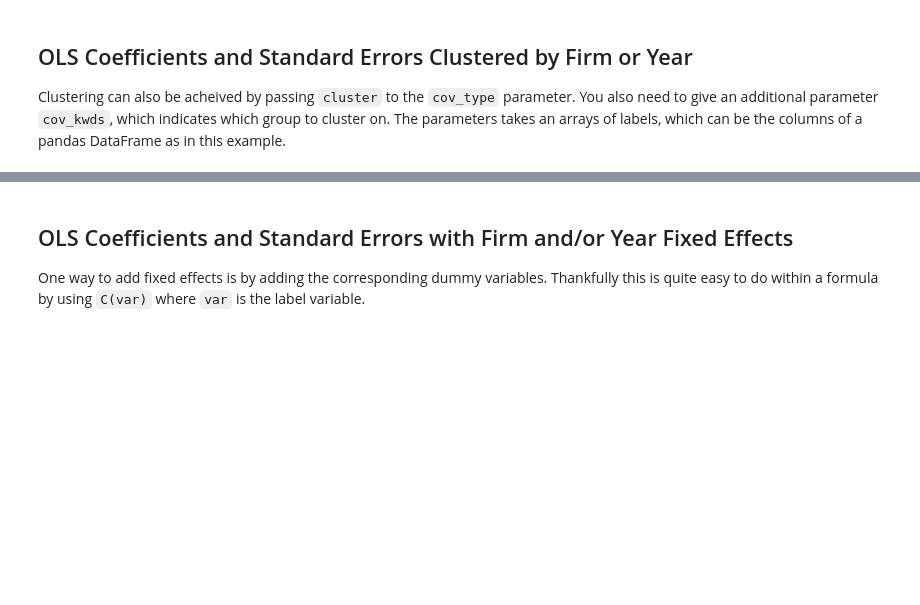
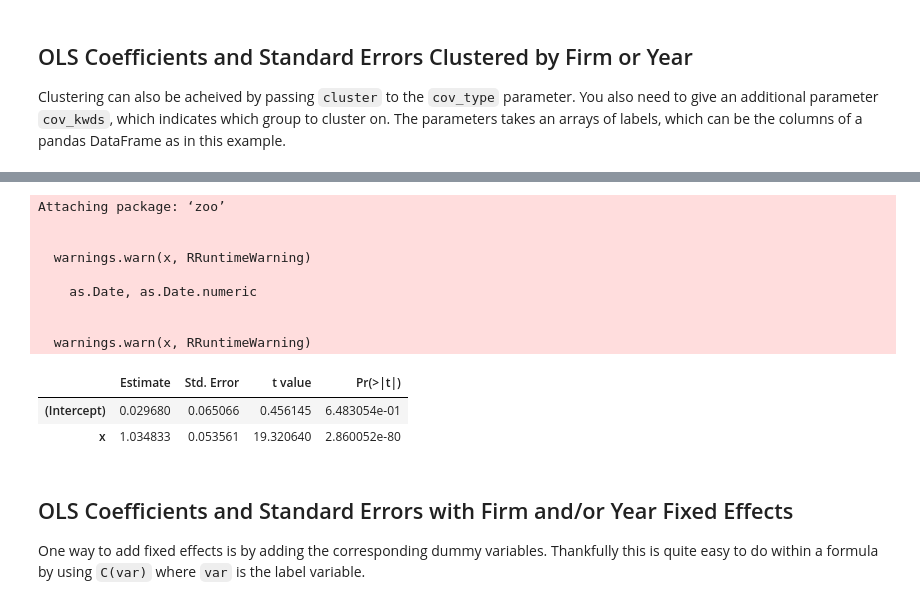
Before and after one commit to vgreg/python-se, a Jupyter notebook: Standard errors in Python.ipynb, the cells around one changed output, grey strips where cells are left out. Saved outputs shown, nothing was run; the diff lists cells and outputs as text; code cells hidden in the pictures; blank space fills up the shorter version.

Commit message:
Added multi-cluster workaround
Added multiway clustering workaround using R.

```diff
--- a/Standard errors in Python.ipynb
+++ b/Standard errors in Python.ipynb
@@ -165,3 +187,50 @@ As far as I know, there is no built-in function for two-way clustering in Python
+# %%
+# model is a string (R-style regression model)
+# clusters is a list a strings
+# returns a pandas DataFrame
+def multiway_cluster(df, model, clusters):
+    rdf = pandas2ri.py2ri(df)
+    ro.globalenv['rdf'] = rdf
+
+    clusters_grp = ' + '.join(['rdf$' + x for x in clusters])
+    reg_command = 'reg <- lm(' + model + ', data = rdf)\n'
+    vcov_command = 'reg$vcov <- cluster.vcov(reg, ~ ' + clusters_grp + ')\n'
+    libraries = '''
+library(zoo)
+library(multiwayvcov)
+library(lmtest)
+'''
+    output = '''
+result <- coeftest(reg, reg$vcov)
+regnames <- attributes(result)$dimnames[[1]]
+colnames <- attributes(result)$dimnames[[2]]
+'''
+
+    command = libraries + reg_command + vcov_command + output
+    ro.r(command)
+
+    res = pd.DataFrame(ro.r('result'))
+    res.columns = ro.r('colnames')
+    res.index = ro.r('regnames')
+
+    return res
+# %%
+multiway_cluster(df, 'y ~ x', clusters=['firmid', 'year'])
+
+# Note: R in quite verbose with the warnings, but most of them aren't really warnings.
+# %% [output]
+Attaching package: ‘zoo’
+
+
+  warnings.warn(x, RRuntimeWarning)
+
+    as.Date, as.Date.numeric
+
+
+  warnings.warn(x, RRuntimeWarning)
+|  | Estimate | Std. Error | t value | Pr(>|t|) |
+| (Intercept) | 0.029680 | 0.065066 | 0.456145 | 6.483054e-01 |
+| x | 1.034833 | 0.053561 | 19.320640 | 2.860052e-80 |
 # %% [markdown]
 ## OLS Coefficients and Standard Errors with Firm and/or Year Fixed Effects
 
```
Also changed, not shown: parts of 13 cells of this notebook, 1 other file.
